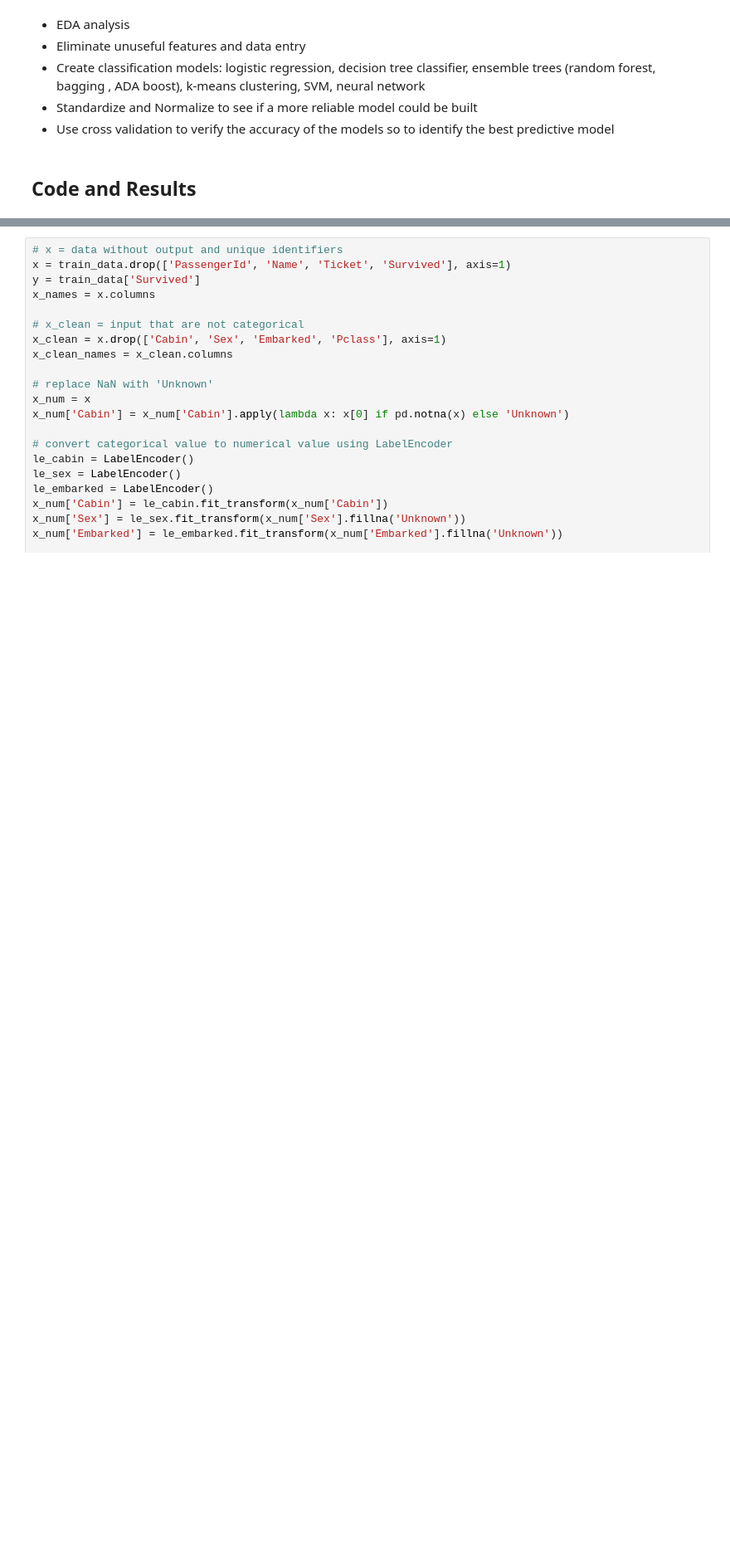
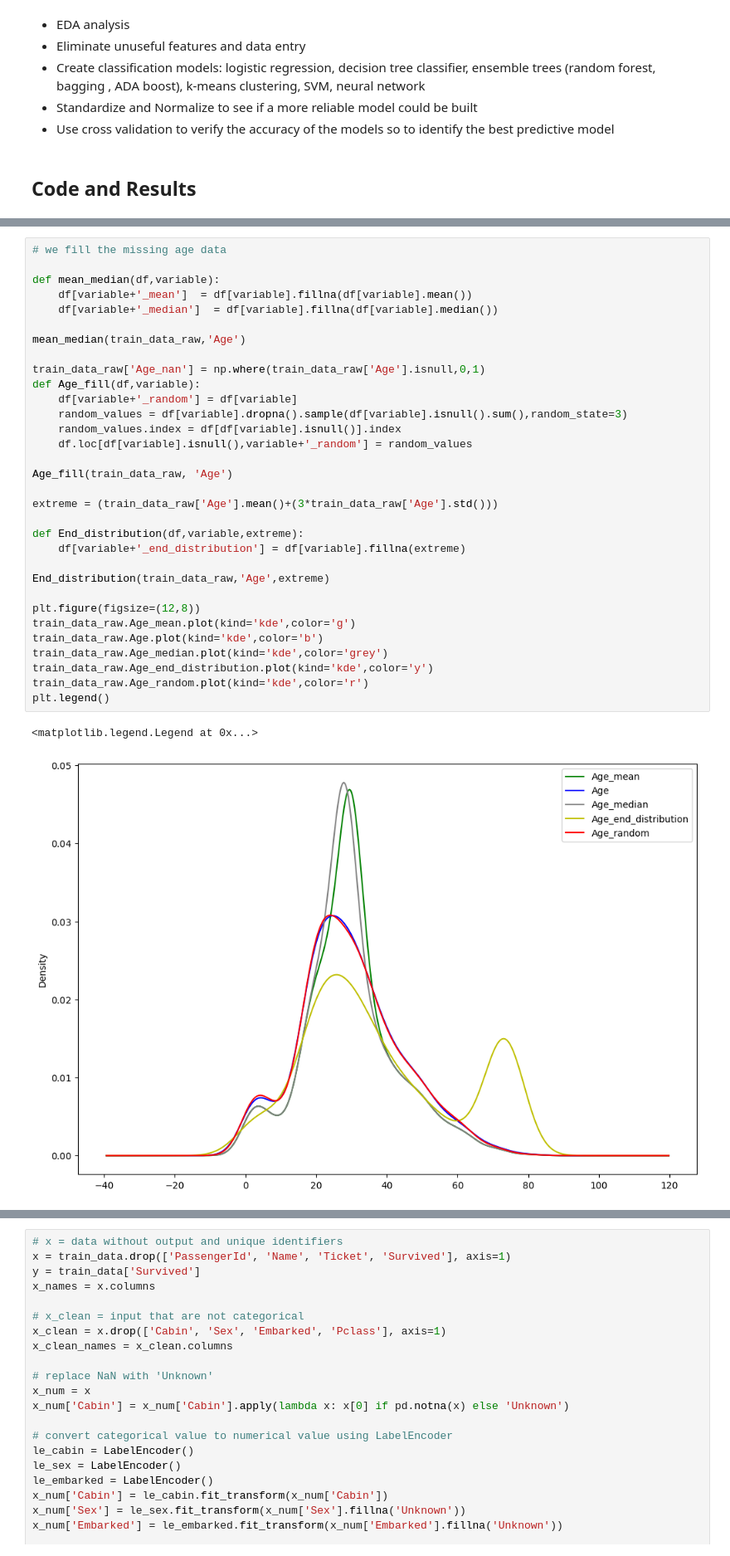
Before and after one commit to aelichung/ml-titanic, a Jupyter notebook: CIS053 Final - ML titanic.ipynb, the cells around one changed output, grey strips where cells are left out. Shown at 83% size. Drawn from its saved outputs; the diff is of its cells as text; blank space fills up the shorter version.

```diff
--- a/CIS053 Final - ML titanic.ipynb
+++ b/CIS053 Final - ML titanic.ipynb
@@ -94,0 +113,35 @@ print(train_data.shape)
+# %%
+# we fill the missing age data
+
+def mean_median(df,variable):
+    df[variable+'_mean']  = df[variable].fillna(df[variable].mean())
+    df[variable+'_median']  = df[variable].fillna(df[variable].median())
+
+mean_median(train_data_raw,'Age')
+
+train_data_raw['Age_nan'] = np.where(train_data_raw['Age'].isnull,0,1)
+def Age_fill(df,variable):
+    df[variable+'_random'] = df[variable]
+    random_values = df[variable].dropna().sample(df[variable].isnull().sum(),random_state=3)
+    random_values.index = df[df[variable].isnull()].index
+    df.loc[df[variable].isnull(),variable+'_random'] = random_values
+
+Age_fill(train_data_raw, 'Age')
+
+extreme = (train_data_raw['Age'].mean()+(3*train_data_raw['Age'].std()))
+
+def End_distribution(df,variable,extreme):
+    df[variable+'_end_distribution'] = df[variable].fillna(extreme)
+
+End_distribution(train_data_raw,'Age',extreme)
+
+plt.figure(figsize=(12,8))
+train_data_raw.Age_mean.plot(kind='kde',color='g')
+train_data_raw.Age.plot(kind='kde',color='b')
+train_data_raw.Age_median.plot(kind='kde',color='grey')
+train_data_raw.Age_end_distribution.plot(kind='kde',color='y')
+train_data_raw.Age_random.plot(kind='kde',color='r')
+plt.legend()
+# %% [output]
+<matplotlib.legend.Legend at 0x...>
+[figure, added]
```
Also changed, not shown: parts of 12 cells of this notebook.
